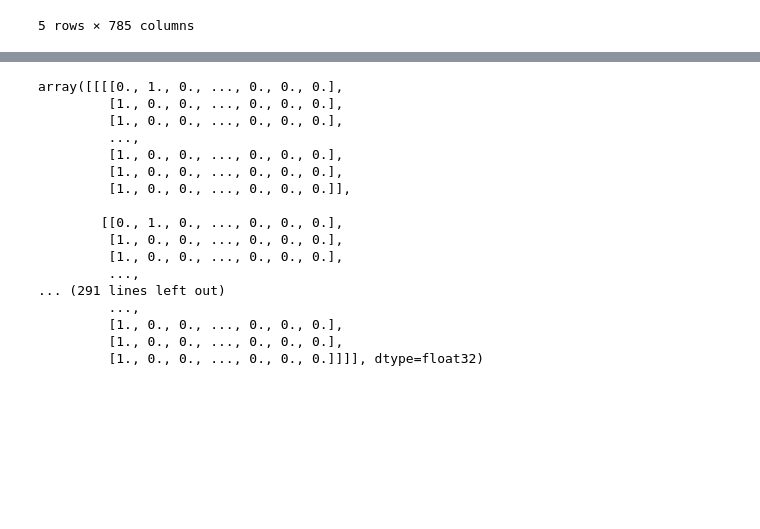
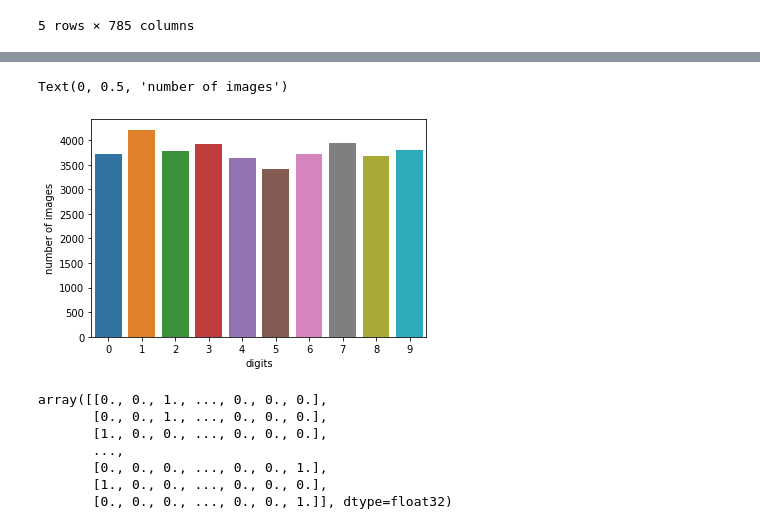
Before and after one commit to mahesh-ml/MLBasics, a Jupyter notebook: Optuna_optimizeCNN.ipynb, the cells around one changed output, grey strips where cells are left out. Cells and saved outputs as stored; diff of their text form; code cells hidden in the pictures; blank space fills up the shorter version.

```diff
--- a/Optuna_optimizeCNN.ipynb
+++ b/Optuna_optimizeCNN.ipynb
@@ -65,0 +66,7 @@ X_train.shape, X_test.shape
+# %%
+g = sns.countplot(x=y_train)
+plt.xlabel("digits")
+plt.ylabel('number of images')
+# %% [output]
+Text(0, 0.5, 'number of images')
+[figure, added]
@@ -66,27 +81,17 @@ X_train.shape, X_test.shape
 # %%
 y_train = to_categorical(y_train, num_classes=10)
 y_test = to_categorical(y_test, num_classes=10)
-input_shape=(32,32,1)
+
 
 y_train
 # %% [output]
-array([[[[0., 1., 0., ..., 0., 0., 0.],
-         [1., 0., 0., ..., 0., 0., 0.],
-         [1., 0., 0., ..., 0., 0., 0.],
-         ...,
-         [1., 0., 0., ..., 0., 0., 0.],
-         [1., 0., 0., ..., 0., 0., 0.],
-         [1., 0., 0., ..., 0., 0., 0.]],
-
-        [[0., 1., 0., ..., 0., 0., 0.],
-         [1., 0., 0., ..., 0., 0., 0.],
-         [1., 0., 0., ..., 0., 0., 0.],
-         ...,
-... (291 lines left out)
-         ...,
-         [1., 0., 0., ..., 0., 0., 0.],
-         [1., 0., 0., ..., 0., 0., 0.],
-         [1., 0., 0., ..., 0., 0., 0.]]]], dtype=float32)
+array([[0., 0., 1., ..., 0., 0., 0.],
+       [0., 0., 1., ..., 0., 0., 0.],
+       [1., 0., 0., ..., 0., 0., 0.],
+       ...,
+       [0., 0., 0., ..., 0., 0., 1.],
+       [1., 0., 0., ..., 0., 0., 0.],
+       [0., 0., 0., ..., 0., 0., 1.]], dtype=float32)
 # %%
 path_best_model='cnn_model.h5'
 best_accuracy=0
```
Also changed, not shown: parts of 14 cells of this notebook.
